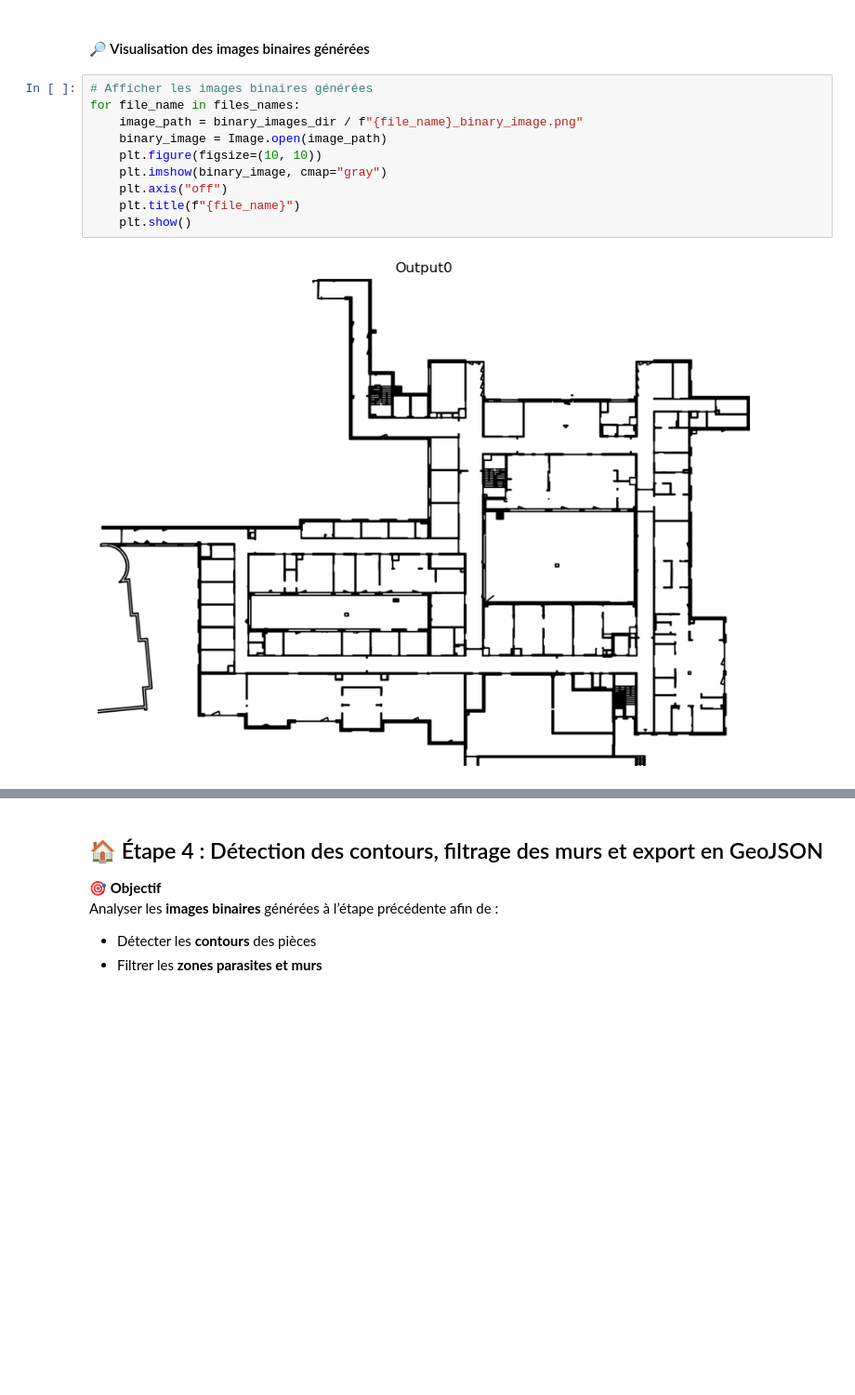
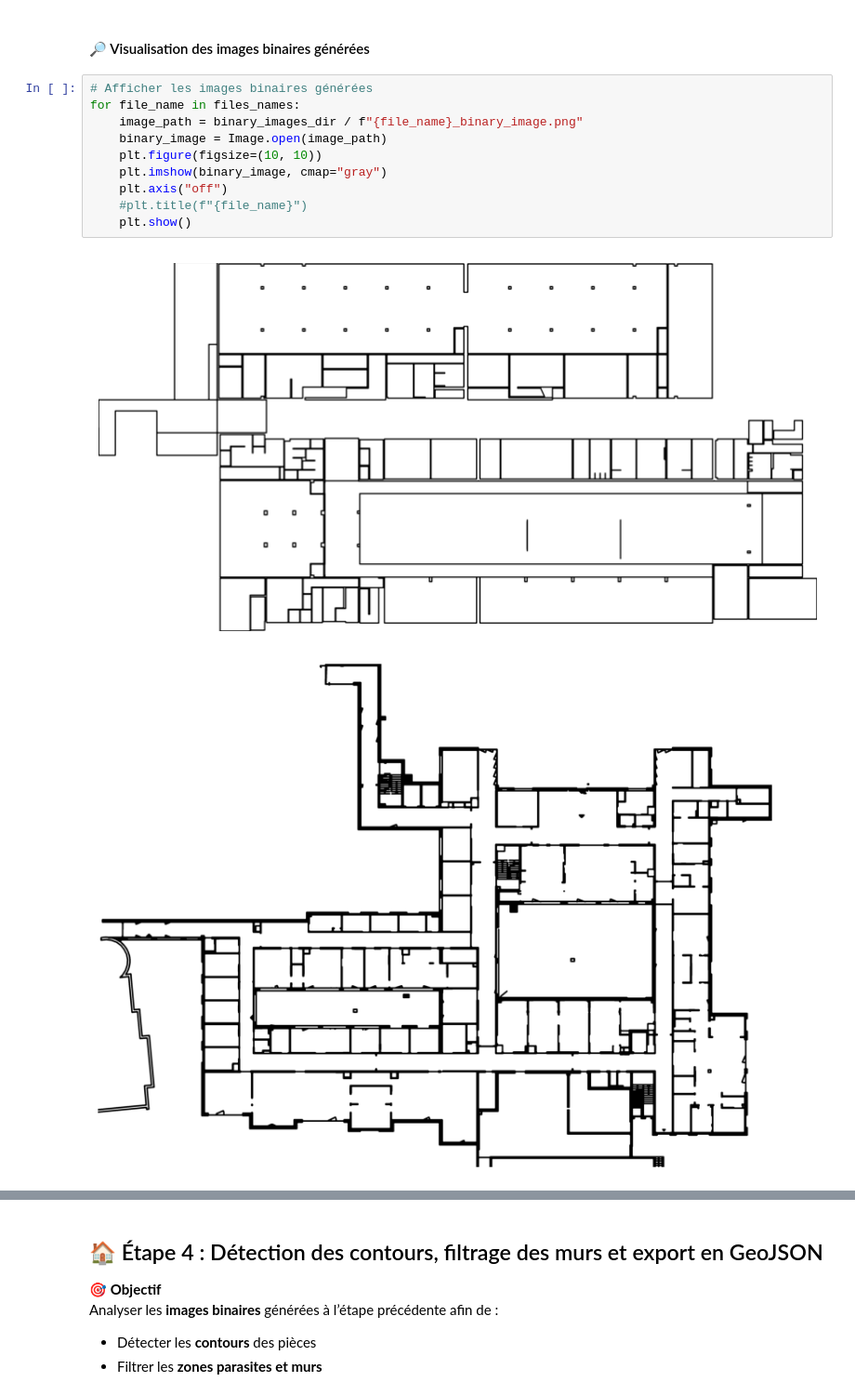
Before and after one commit to waddason/CapstoneContour, a Jupyter notebook: CapstoneVisionSegmentation/NoteBook_explicatif.ipynb, the cells around one changed output, grey strips where cells are left out. Shown at 93% size. Drawn from its saved outputs; the diff is of its cells as text; blank space fills up the shorter version.

```diff
--- a/CapstoneVisionSegmentation/NoteBook_explicatif.ipynb
+++ b/CapstoneVisionSegmentation/NoteBook_explicatif.ipynb
@@ -206,12 +222,13 @@ Saved transform metadata: 03_metadatas/Output0_metadata.json
 # %%
 # Afficher les images binaires générées
 for file_name in files_names:
     image_path = binary_images_dir / f"{file_name}_binary_image.png"
     binary_image = Image.open(image_path)
     plt.figure(figsize=(10, 10))
     plt.imshow(binary_image, cmap="gray")
     plt.axis("off")
-    plt.title(f"{file_name}")
+    #plt.title(f"{file_name}")
     plt.show()
 # %% [output]
-[figure, old version]
+[figure, new version]
+[figure, added]
```
Also changed, not shown: parts of 5 cells of this notebook, 53 other files.
